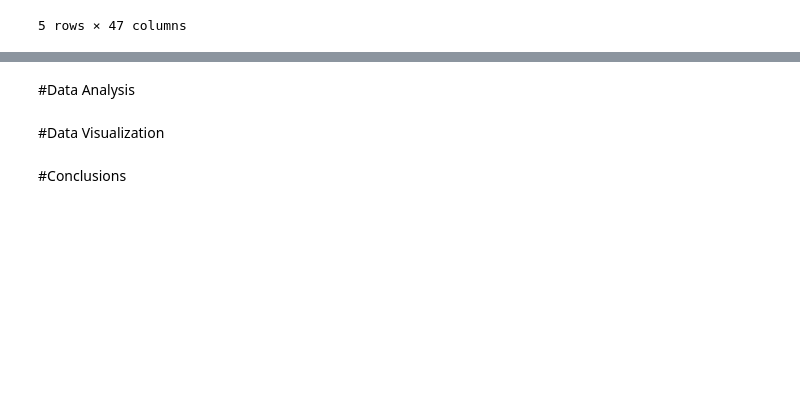
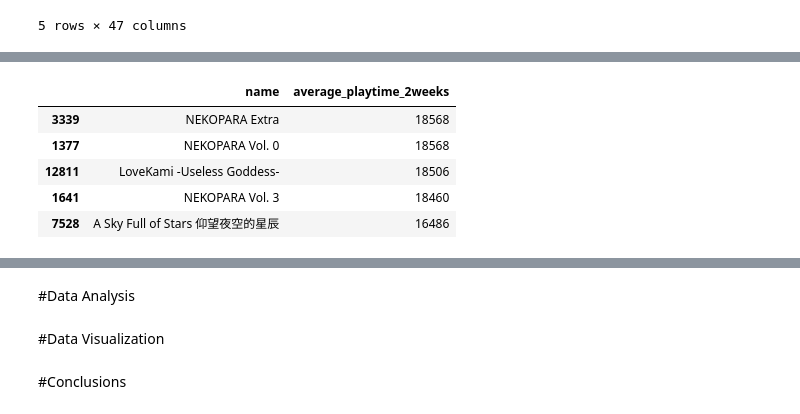
Before and after one commit to Wasian98/MATH-120-Final-Project, a Jupyter notebook: MATH_120_Final_Project_Notebook.ipynb, the cells around one changed output, grey strips where cells are left out. Drawn from its saved outputs; the diff is of its cells as text; code cells hidden in the pictures; blank space fills up the shorter version.

```diff
--- a/MATH_120_Final_Project_Notebook.ipynb
+++ b/MATH_120_Final_Project_Notebook.ipynb
@@ -58,0 +118,9 @@ steam_raw.head()
+# %%
+display(steam_raw[['name', 'average_playtime_2weeks']].sort_values(by='average_playtime_2weeks', ascending=False).head())
+# %% [output]
+|  | name | average_playtime_2weeks |
+| 3339 | NEKOPARA Extra | 18568 |
+| 1377 | NEKOPARA Vol. 0 | 18568 |
+| 12811 | LoveKami -Useless Goddess- | 18506 |
+| 1641 | NEKOPARA Vol. 3 | 18460 |
+| 7528 | A Sky Full of Stars 仰望夜空的星辰 | 16486 |
```
Also changed, not shown: parts of 5 cells of this notebook.
